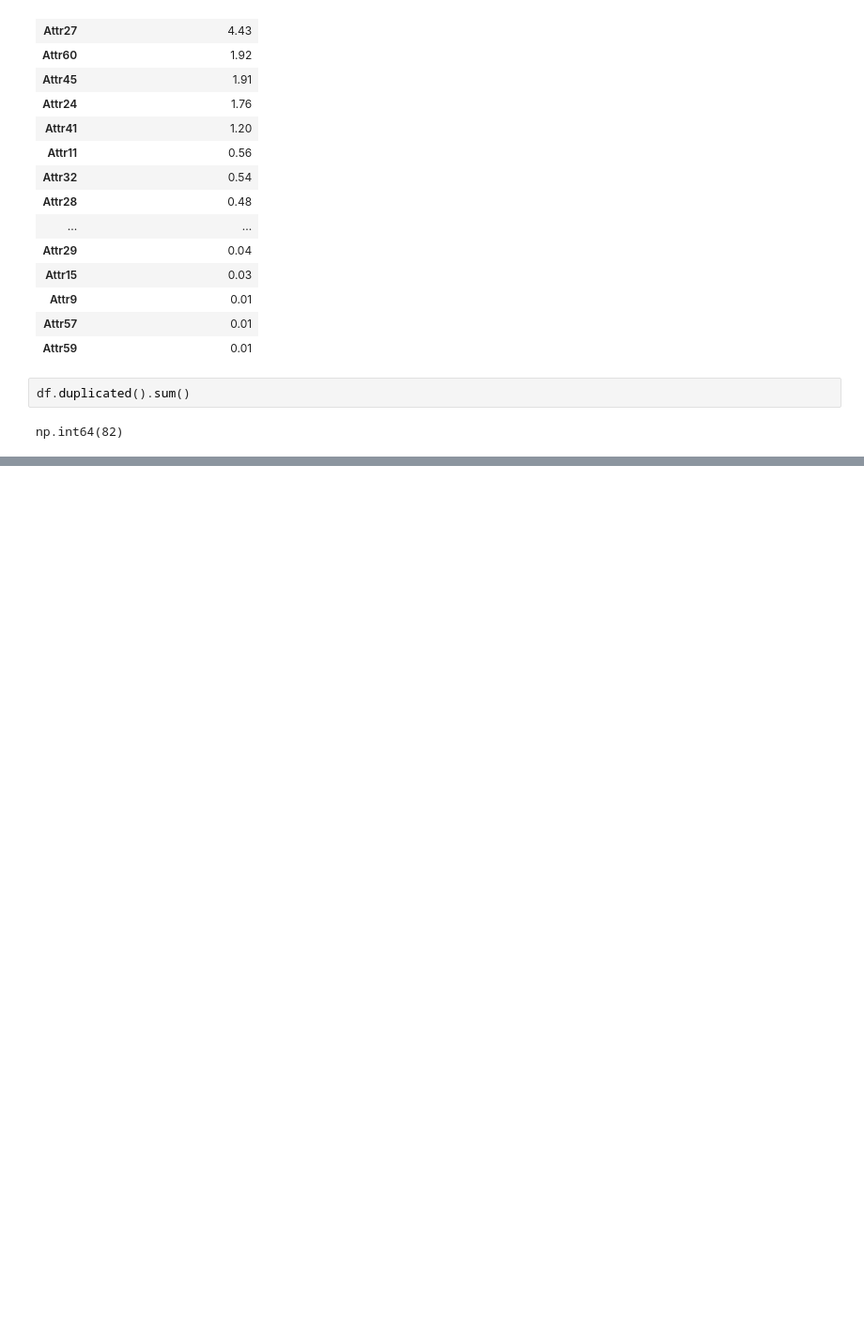
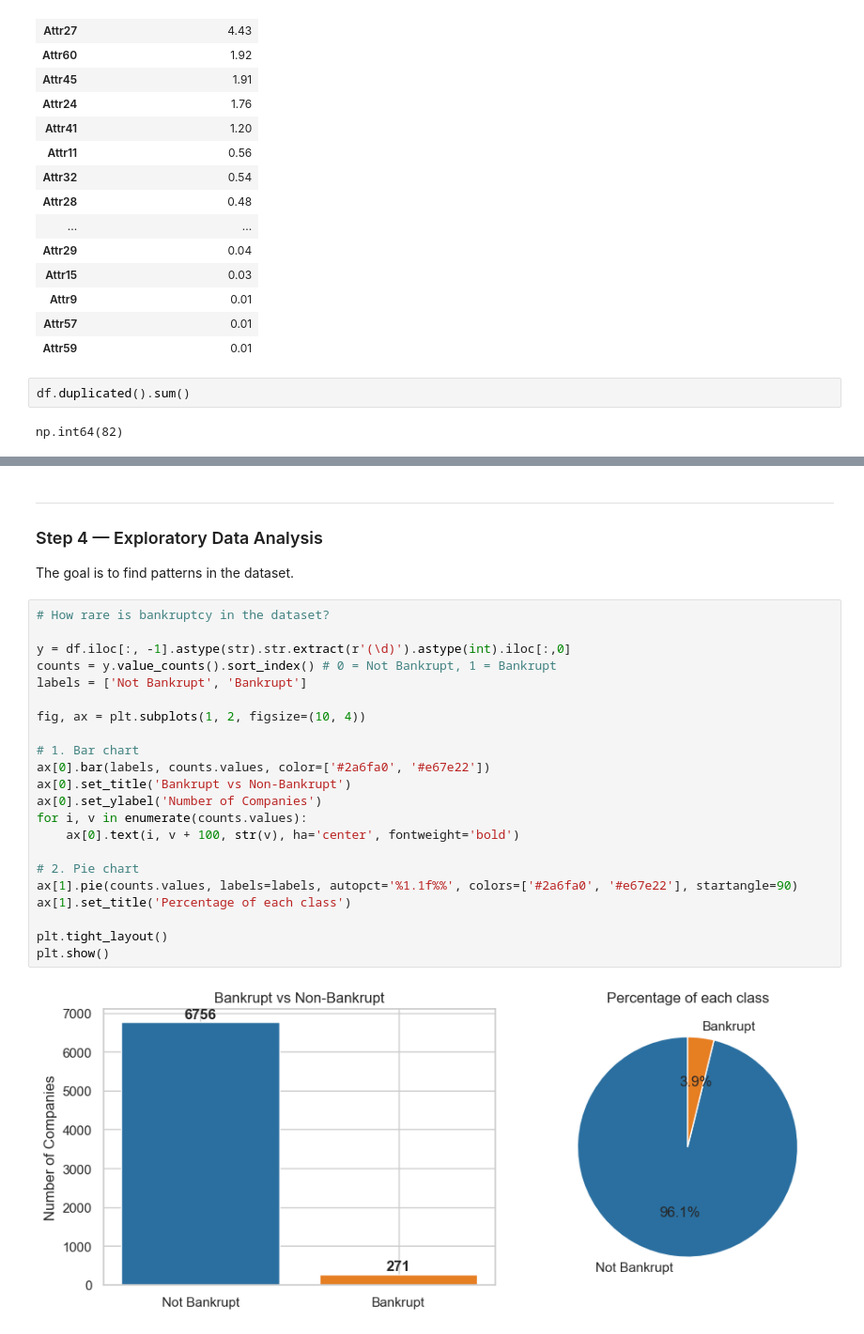
Before and after one commit to EegunjobiF/-financial-distress-early-warning, a Jupyter notebook: Early_Warning_Financial_Distress_Model.ipynb, the cells around one changed output, grey strips where cells are left out. Shown at 94% size. Cells and saved outputs as stored; diff of their text form; blank space fills up the shorter version.

```diff
--- a/Early_Warning_Financial_Distress_Model.ipynb
+++ b/Early_Warning_Financial_Distress_Model.ipynb
@@ -160,0 +165,28 @@ pd.DataFrame({'Status': ['Not Bankrupt', 'Bankrupt'],
+# %% [markdown]
+---
+### Step 4 — Exploratory Data Analysis
+The goal is to find patterns in the dataset.
+# %%
+# How rare is bankruptcy in the dataset?
+
+y = df.iloc[:, -1].astype(str).str.extract(r'(\d)').astype(int).iloc[:,0]
+counts = y.value_counts().sort_index() # 0 = Not Bankrupt, 1 = Bankrupt
+labels = ['Not Bankrupt', 'Bankrupt']
+
+fig, ax = plt.subplots(1, 2, figsize=(10, 4))
+
+# 1. Bar chart
+ax[0].bar(labels, counts.values, color=['#2a6fa0', '#e67e22'])
+ax[0].set_title('Bankrupt vs Non-Bankrupt')
+ax[0].set_ylabel('Number of Companies')
+for i, v in enumerate(counts.values):
+    ax[0].text(i, v + 100, str(v), ha='center', fontweight='bold')
+
+# 2. Pie chart
+ax[1].pie(counts.values, labels=labels, autopct='%1.1f%%', colors=['#2a6fa0', '#e67e22'], startangle=90)
+ax[1].set_title('Percentage of each class')
+
+plt.tight_layout()
+plt.show()
+# %% [output]
+[figure, added]
```
Also changed, not shown: parts of 14 cells of this notebook, 7 other files.
